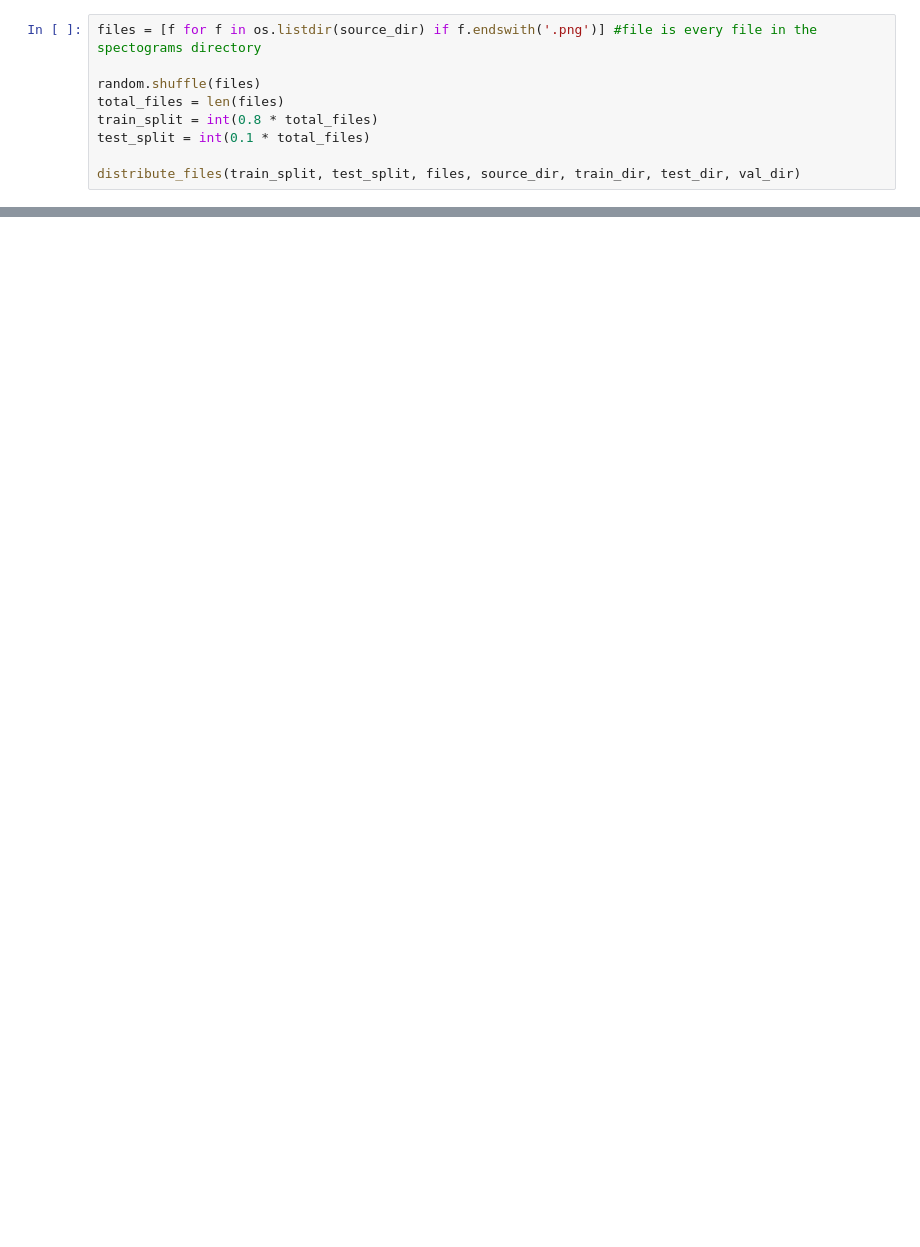
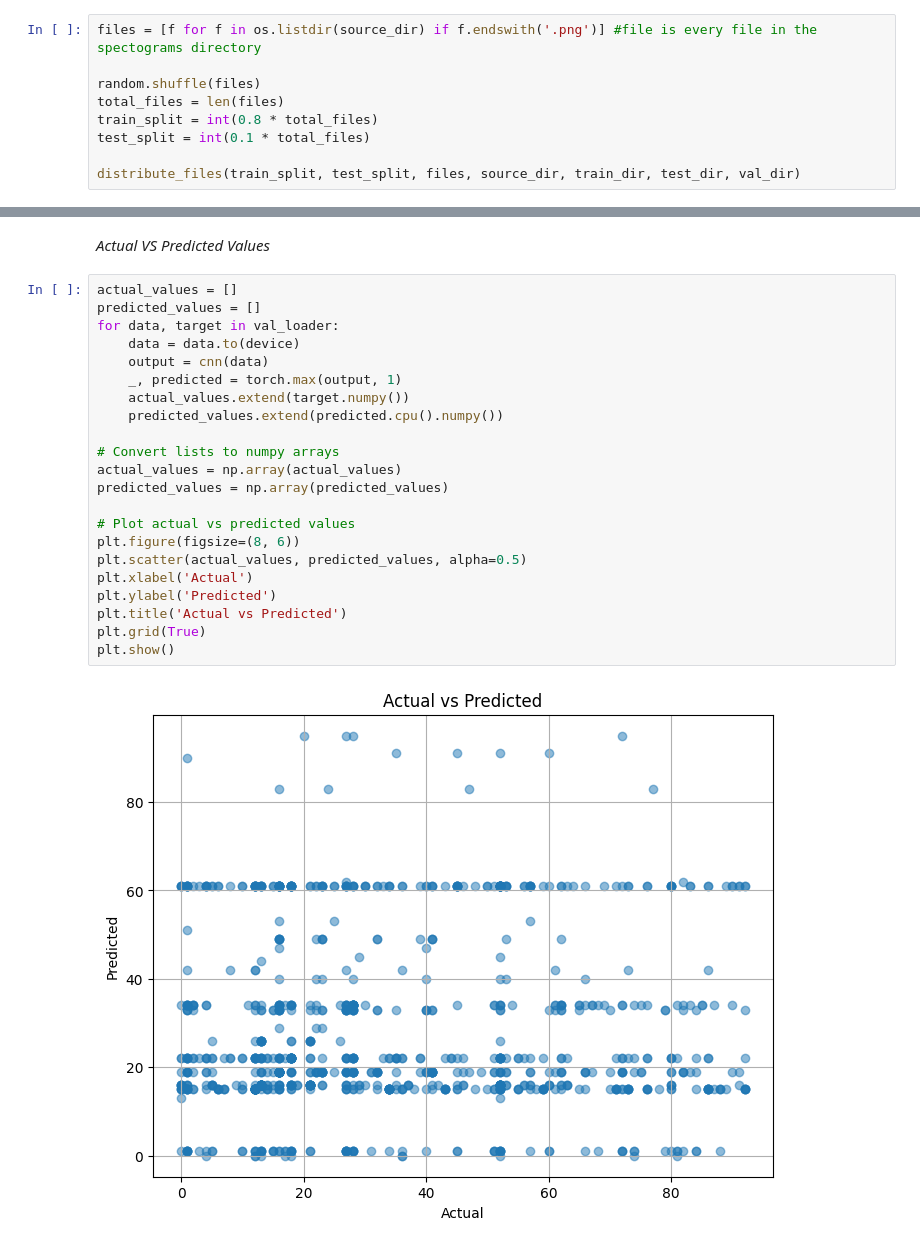
Before and after one commit to Chomba-Mumba/Advanced-AI, a Jupyter notebook: genre_recognition_model.ipynb, the cells around one changed output, grey strips where cells are left out. Drawn from its saved outputs; the diff is of its cells as text; blank space fills up the shorter version.

```diff
--- a/genre_recognition_model.ipynb
+++ b/genre_recognition_model.ipynb
@@ -504,0 +479,26 @@ The predicted genre for test_sounds/001083.mp3 is 38
+# %% [markdown]
+*Actual VS Predicted Values*
+# %%
+actual_values = []
+predicted_values = []
+for data, target in val_loader:
+    data = data.to(device)
+    output = cnn(data)
+    _, predicted = torch.max(output, 1)
+    actual_values.extend(target.numpy())
+    predicted_values.extend(predicted.cpu().numpy())
+
+# Convert lists to numpy arrays
+actual_values = np.array(actual_values)
+predicted_values = np.array(predicted_values)
+
+# Plot actual vs predicted values
+plt.figure(figsize=(8, 6))
+plt.scatter(actual_values, predicted_values, alpha=0.5)
+plt.xlabel('Actual')
+plt.ylabel('Predicted')
+plt.title('Actual vs Predicted')
+plt.grid(True)
+plt.show()
+# %% [output]
+[figure, added]
```
Also changed, not shown: parts of 78 cells of this notebook.
